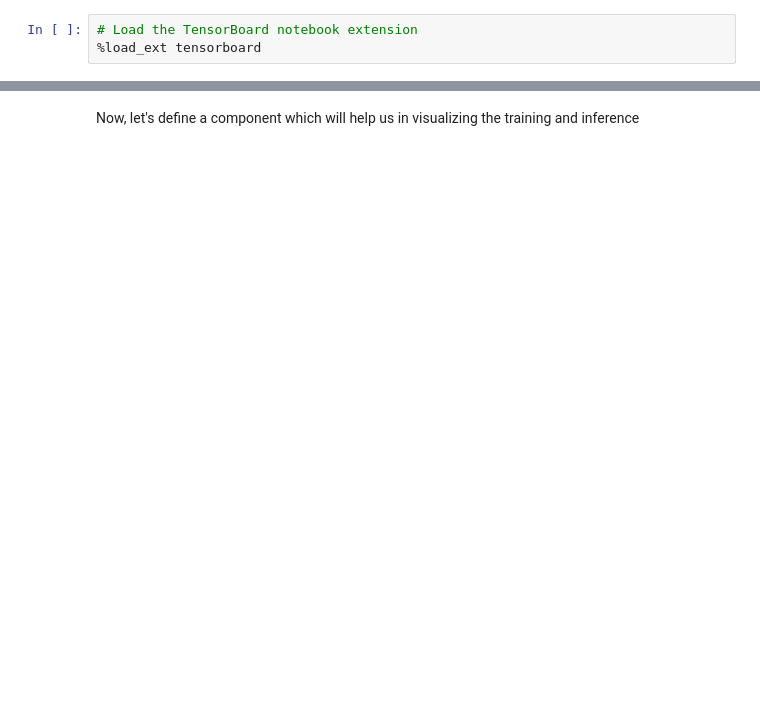
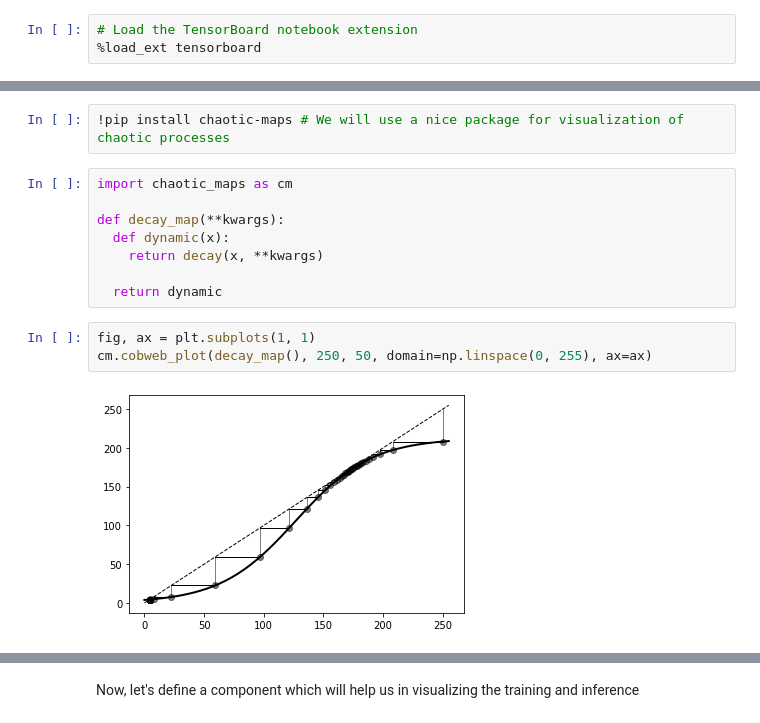
Before and after one commit to bicalabs/CogNN, a Jupyter notebook: CogNN.ipynb, the cells around one changed output, grey strips where cells are left out. Saved outputs shown, nothing was run; the diff lists cells and outputs as text; blank space fills up the shorter version.

```diff
--- a/CogNN.ipynb
+++ b/CogNN.ipynb
@@ -70,0 +93,15 @@ plt.show()
+# %%
+!pip install chaotic-maps # We will use a nice package for visualization of chaotic processes
+# %%
+import chaotic_maps as cm
+
+def decay_map(**kwargs):
+  def dynamic(x):
+    return decay(x, **kwargs)
+
+  return dynamic
+# %%
+fig, ax = plt.subplots(1, 1)
+cm.cobweb_plot(decay_map(), 250, 50, domain=np.linspace(0, 255), ax=ax)
+# %% [output]
+[figure, added]
```
Also changed, not shown: parts of 14 cells of this notebook.
